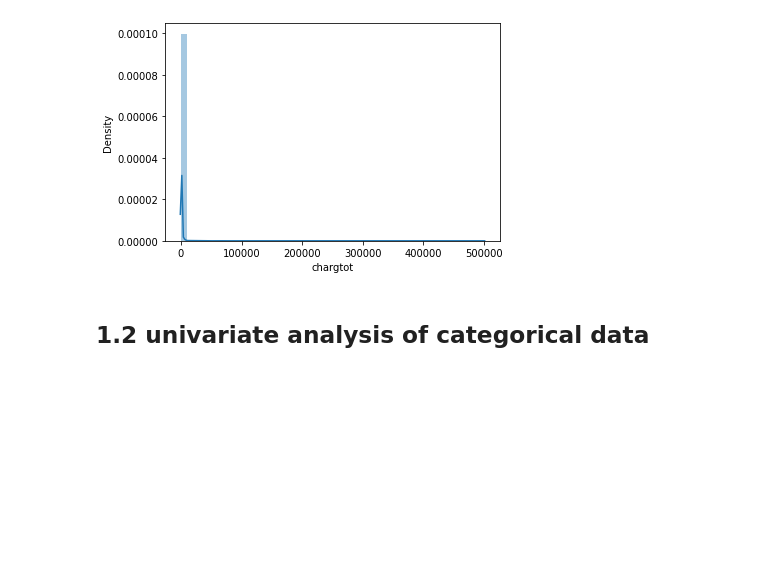
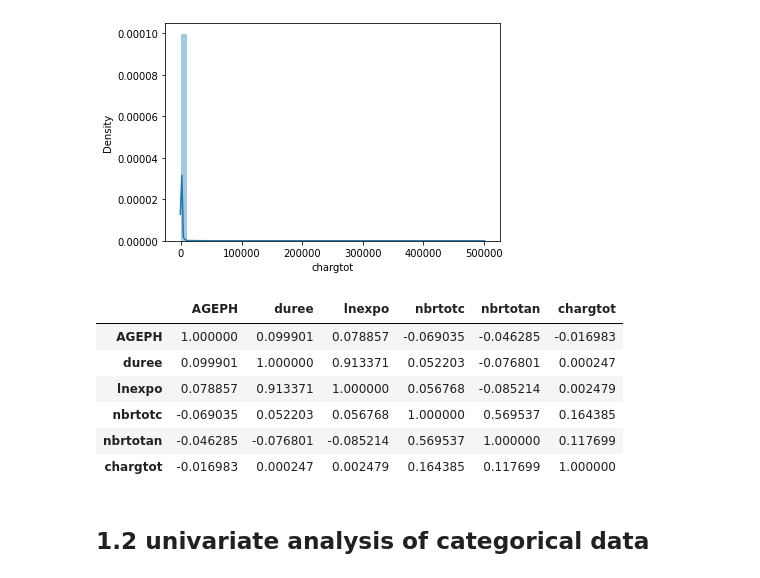
Before and after one commit to MarinoSanLorenzo/actuarial_ds, a Jupyter notebook: main_assignment.ipynb, the cells around one changed output. Cells and saved outputs as stored; diff of their text form; code cells hidden in the pictures; blank space fills up the shorter version.

```diff
--- a/main_assignment.ipynb
+++ b/main_assignment.ipynb
@@ -117,6 +119,17 @@ plot_univariate_numerical_variables_distribution(df, numerical_variables, params
 [figure]
 [figure]
 [figure]
+# %%
+corr = df.corr()
+corr.style.background_gradient(cmap='coolwarm')
+# %% [output]
+|  | AGEPH | duree | lnexpo | nbrtotc | nbrtotan | chargtot |
+| AGEPH | 1.000000 | 0.099901 | 0.078857 | -0.069035 | -0.046285 | -0.016983 |
+| duree | 0.099901 | 1.000000 | 0.913371 | 0.052203 | -0.076801 | 0.000247 |
+| lnexpo | 0.078857 | 0.913371 | 1.000000 | 0.056768 | -0.085214 | 0.002479 |
+| nbrtotc | -0.069035 | 0.052203 | 0.056768 | 1.000000 | 0.569537 | 0.164385 |
+| nbrtotan | -0.046285 | -0.076801 | -0.085214 | 0.569537 | 1.000000 | 0.117699 |
+| chargtot | -0.016983 | 0.000247 | 0.002479 | 0.164385 | 0.117699 | 1.000000 |
 # %% [markdown]
 ## 1.2 univariate analysis of categorical data
 # %%
```
Also changed, not shown: parts of 39 cells of this notebook, 2 other files.
